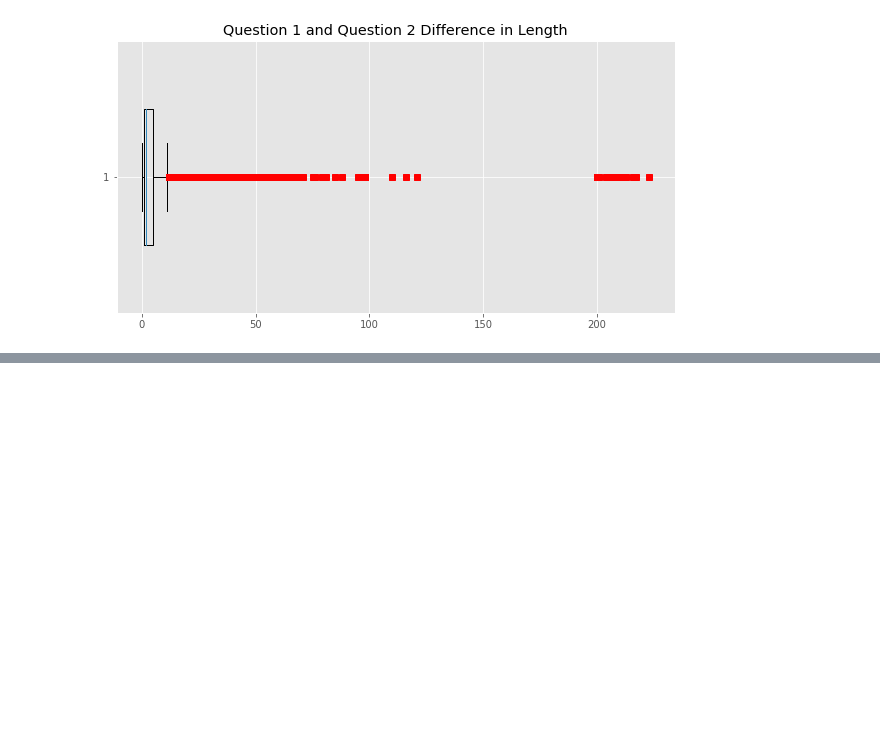
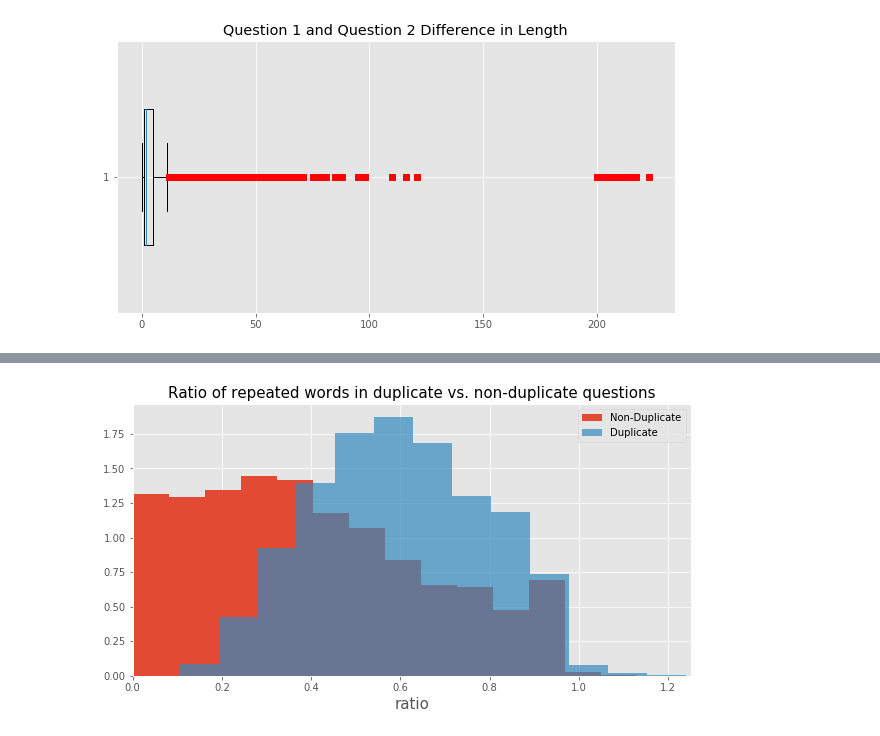
Before and after one commit to Parth-03/DuplicateQuestionIdentifier, a Jupyter notebook: data_exploration.ipynb, the cells around one changed output, grey strips where cells are left out. Saved outputs shown, nothing was run; the diff lists cells and outputs as text; code cells hidden in the pictures; blank space fills up the shorter version.

```diff
--- a/data_exploration.ipynb
+++ b/data_exploration.ipynb
@@ -302,0 +394,14 @@ plt.show()
+# %%
+thing1 = (train_data[train_data['is_duplicate'] == 0]['repeats']/train_data[train_data['is_duplicate'] == 0]['q1l'] + train_data[train_data['is_duplicate'] == 0]['repeats']/train_data[train_data['is_duplicate'] == 0]['q2l'])/2
+thing2 = (train_data[train_data['is_duplicate'] == 1]['repeats']/train_data[train_data['is_duplicate'] == 1]['q1l'] + train_data[train_data['is_duplicate'] == 1]['repeats']/train_data[train_data['is_duplicate'] == 1]['q2l'])/2
+# %%
+plt.figure(figsize=(10, 5))
+plt.hist(thing1, bins=20, normed=True, label='Non-Duplicate')
+plt.hist(thing2, bins=20, normed=True, alpha=0.7, label='Duplicate')
+plt.legend()
+plt.title('Ratio of repeated words in duplicate vs. non-duplicate questions', fontsize=15)
+plt.xlabel('ratio', fontsize=15)
+plt.xlim(0,1.25)
+plt.show()
+# %% [output]
+[figure, added]
```
Also changed, not shown: parts of 12 cells of this notebook.
